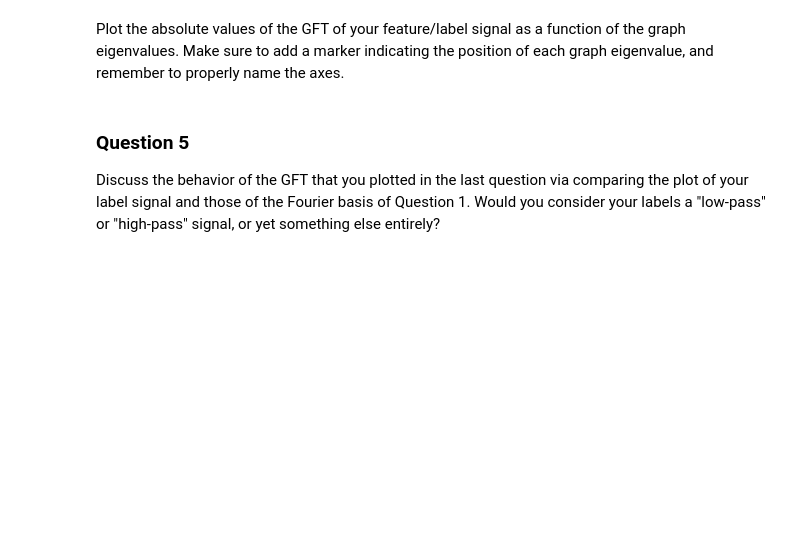
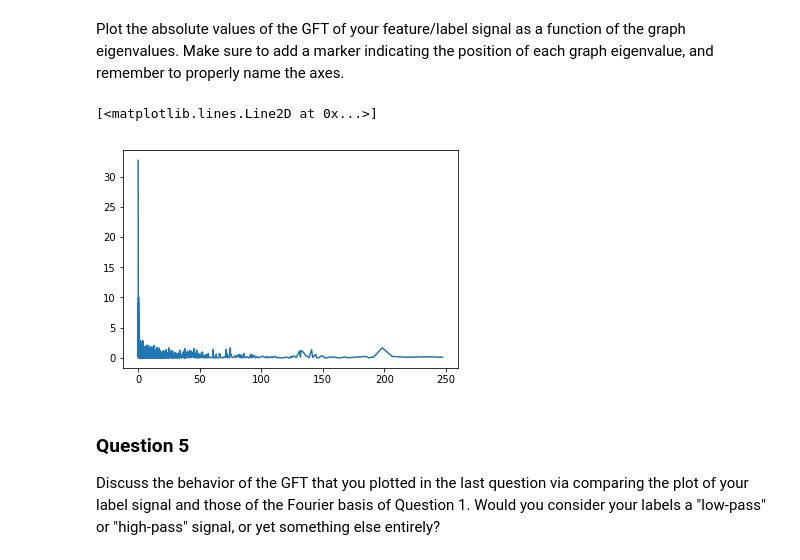
Before and after one commit to dsalathe/group_ntds, a Jupyter notebook: 4_graph_signal_processing.ipynb, the cells around one changed output. Saved outputs shown, nothing was run; the diff lists cells and outputs as text; code cells hidden in the pictures; blank space fills up the shorter version.

```diff
--- a/4_graph_signal_processing.ipynb
+++ b/4_graph_signal_processing.ipynb
@@ -189,13 +196,10 @@ What can you observe in terms of local variations when comparing the basis vecto
 Implement a function that returns the Graph Fourier Transform (GFT) of a given vector $x \in \mathbb{R}^{N},$ with respect to your graph, and a function that computes the corresponding inverse GFT (iGFT).
 # %%
 def GFT(x):
-    # NOT WORKING !  PROBABLY WRONG
-    result = x.T.dot(laplacian).dot(x)
-    print(result.shape)
-    return result
+    return U.T.dot(x)
 
 def iGFT(x):
-    return # Your code here.
+    return U.dot(x)
 # %%
 GFT(U[:,0])
 # %% [output]
@@ -214,3 +220,8 @@ Plot the absolute values of the GFT of your feature/label signal as a function o
+# %%
+plt.plot(e, np.abs(GFT(labels)))
+# %% [output]
+[<matplotlib.lines.Line2D at 0x...>]
+[figure, added]
 # %% [markdown]
 ### Question 5
 
```
Also changed, not shown: parts of 12 cells of this notebook, 2 other files.
